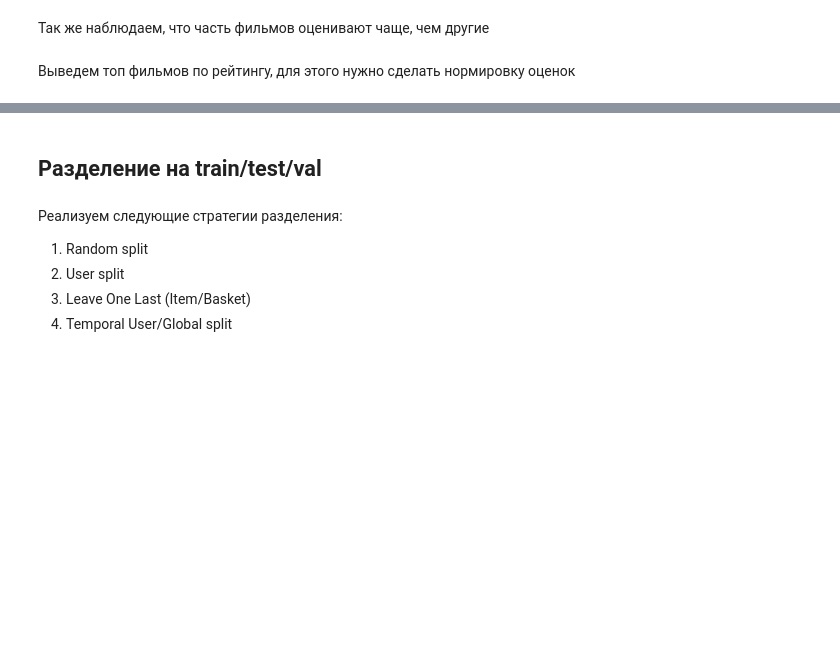
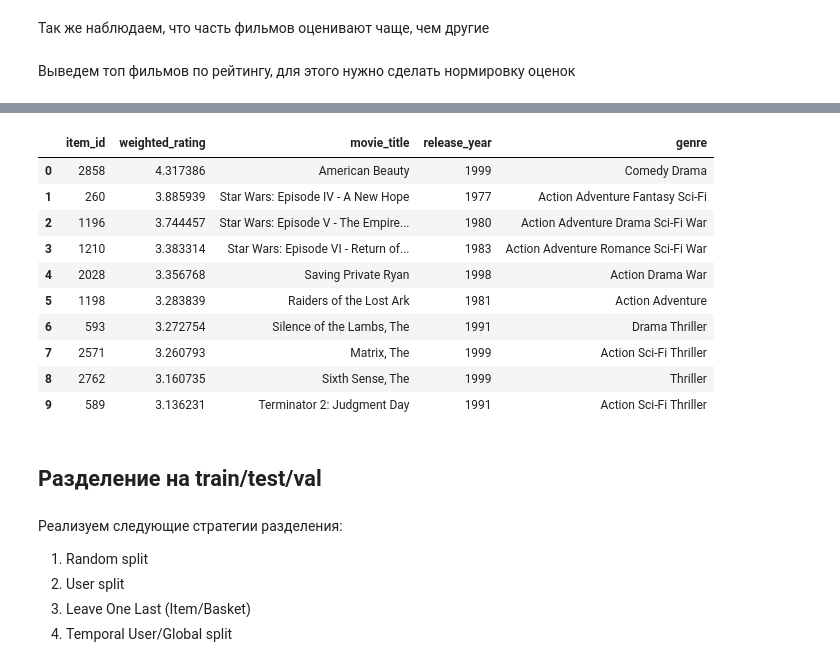
Before and after one commit to dkulemin/recsys-playground, a Jupyter notebook: experiments/MovieLens/1.0_data_works.ipynb, the cells around one changed output, grey strips where cells are left out. Cells and saved outputs as stored; diff of their text form; code cells hidden in the pictures; blank space fills up the shorter version.

```diff
--- a/experiments/MovieLens/1.0_data_works.ipynb
+++ b/experiments/MovieLens/1.0_data_works.ipynb
@@ -185,0 +160,9 @@ inter['norm_rating'] = (inter['rating'] - groupper.transform('min')) / (groupper
+# %%
+item_rating = (
+    inter
+    .groupby('item_id')
+    .agg(mean_rating=('rating', 'mean'), rating_cnt=('rating', 'count'))
+    .reset_index()
+)
+item_rating['weighted_rating'] = item_rating['mean_rating'] * (item_rating['rating_cnt'] / item_rating['rating_cnt'].max())
+item_rating.head()
@@ -186,3 +176,22 @@ inter['norm_rating'] = (inter['rating'] - groupper.transform('min')) / (groupper
+# %%
+(
+    item_rating[['item_id', 'weighted_rating']]
+    .sort_values('weighted_rating', ascending=False)
+    .merge(items, on='item_id')
+    .head(10)
+)
+# %% [output]
+|  | item_id | weighted_rating | movie_title | release_year | genre |
+| 0 | 2858 | 4.317386 | American Beauty | 1999 | Comedy Drama |
+| 1 | 260 | 3.885939 | Star Wars: Episode IV - A New Hope | 1977 | Action Adventure Fantasy Sci-Fi |
+| 2 | 1196 | 3.744457 | Star Wars: Episode V - The Empire... | 1980 | Action Adventure Drama Sci-Fi War |
+| 3 | 1210 | 3.383314 | Star Wars: Episode VI - Return of... | 1983 | Action Adventure Romance Sci-Fi War |
+| 4 | 2028 | 3.356768 | Saving Private Ryan | 1998 | Action Drama War |
+| 5 | 1198 | 3.283839 | Raiders of the Lost Ark | 1981 | Action Adventure |
+| 6 | 593 | 3.272754 | Silence of the Lambs, The | 1991 | Drama Thriller |
+| 7 | 2571 | 3.260793 | Matrix, The | 1999 | Action Sci-Fi Thriller |
+| 8 | 2762 | 3.160735 | Sixth Sense, The | 1999 | Thriller |
+| 9 | 589 | 3.136231 | Terminator 2: Judgment Day | 1991 | Action Sci-Fi Thriller |
 # %% [markdown]
 ## Разделение на train/test/val
 # %% [markdown]
```
Also changed, not shown: parts of 33 cells of this notebook, 15 other files.
